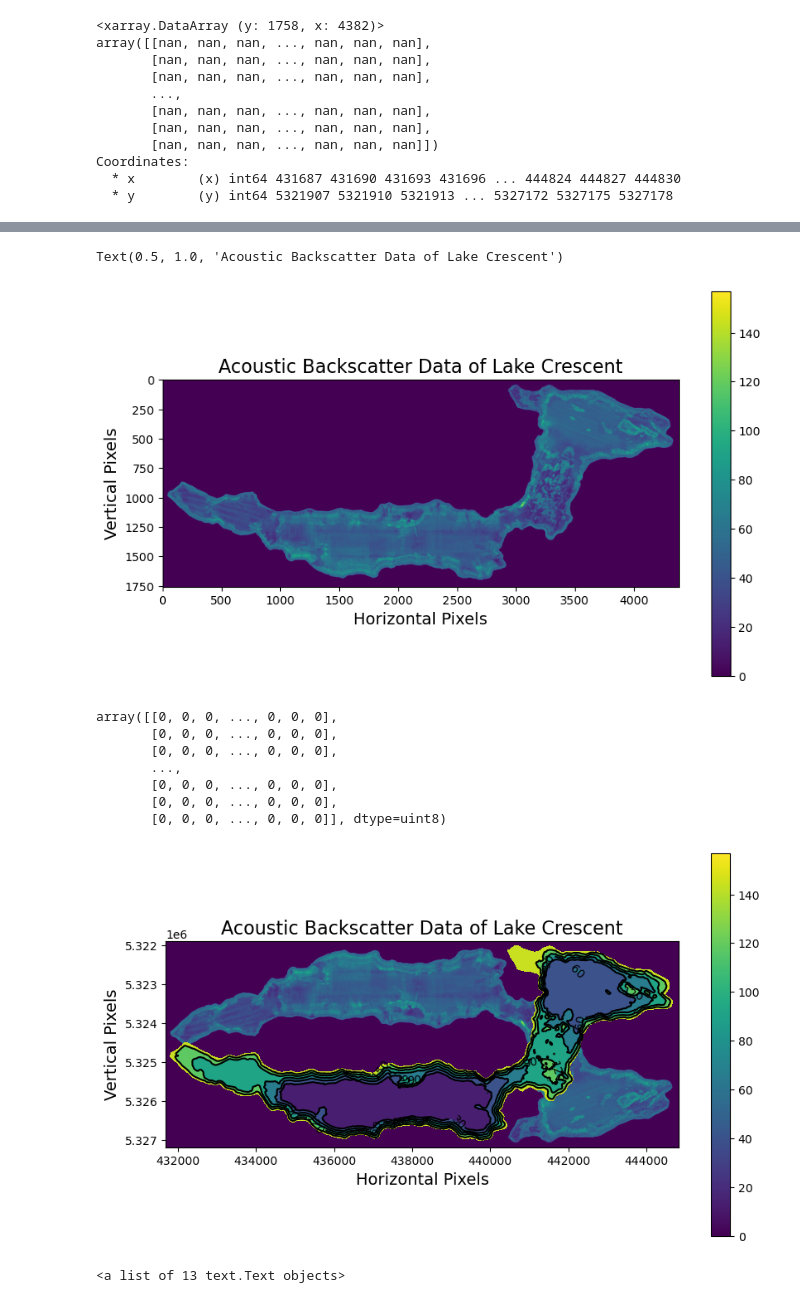
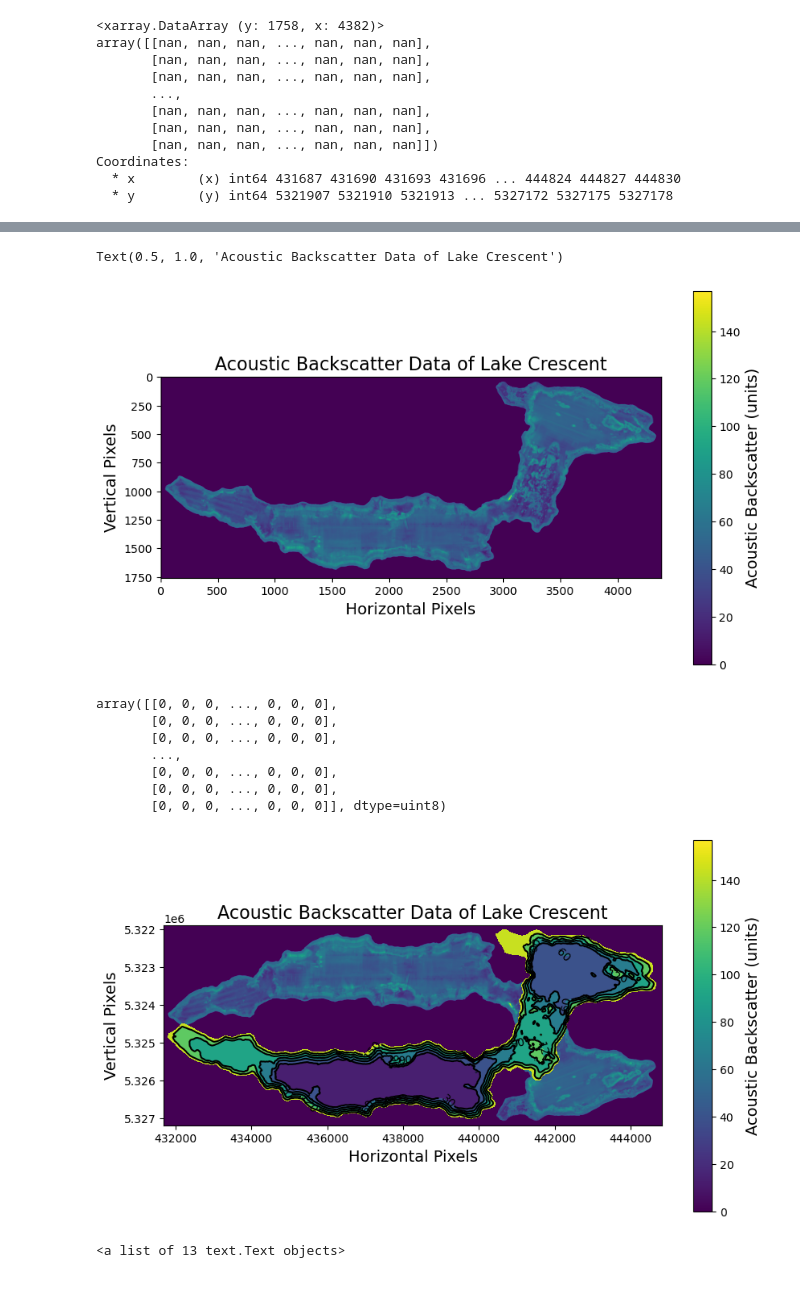
Before and after one commit to mhavely/Havely.M_FinalProject, a Jupyter notebook: project_code.ipynb, the cells around one changed output, grey strips where cells are left out. Cells and saved outputs as stored; diff of their text form; code cells hidden in the pictures.

```diff
--- a/project_code.ipynb
+++ b/project_code.ipynb
@@ -52,6 +48,4 @@ filepath_asc = 'bathy_asc_lake_crescent.asc'
 
 ## Converted to a Numpy Array
 dn_asc = np.genfromtxt(filepath_asc, skip_header = 6, dtype = float, delimiter = ' ')
-dn_asc = np.where(dn_asc != -9999)
-print(len(dn_asc))
-print(dn_asc)
+# dn_asc = np.where(dn_asc != -9999) # may have to comment this out to get data to work in xr file
@@ -151,13 +159,14 @@ fig,ax = plt.subplots(figsize = (10,6))
 ax = plt.gca()
 
 plt.imshow(img.read(1), cmap = 'viridis')
-plt.colorbar()
+colorbar = plt.colorbar()
+colorbar.set_label('Acoustic Backscatter (units)', fontsize = 14)
 plt.xlabel('Horizontal Pixels', fontsize = 14)
 plt.ylabel('Vertical Pixels', fontsize = 14)
 plt.title('Acoustic Backscatter Data of Lake Crescent', fontsize = 16)
 # %% [output]
 Text(0.5, 1.0, 'Acoustic Backscatter Data of Lake Crescent')
-[figure, old version]
+[figure, new version]
 # %%
 img.read(1)
 # %% [output]
@@ -171,23 +180,24 @@ array([[0, 0, 0, ..., 0, 0, 0],
 # %%
 # Combining Graphs
 fig, ax = plt.subplots(figsize = (10,6))
 ax = plt.gca()
 
 extent = x.min(), x.max(), y.min(), y.max()
 plt.imshow(img.read(1), cmap = 'viridis', extent = extent)
-plt.colorbar()
+colorbar = plt.colorbar()
+colorbar.set_label('Acoustic Backscatter (units)', fontsize = 14)
 plt.xlabel('Horizontal Pixels', fontsize = 14)
 plt.ylabel('Vertical Pixels', fontsize = 14)
 plt.title('Acoustic Backscatter Data of Lake Crescent', fontsize = 16)
 cntr = ax.contourf(x, y, data_xr, cmap = 'viridis', levels = 5, linewith = 1)
 cntr_lines = ax.contour(x, y, data_xr, colors = 'black', levels = 5, linewith = 1)
 ax.invert_yaxis()
 plt.clabel(cntr_lines)
 
 # Using https://futurestud.io/tutorials/matplotlib-save-plots-as-file
 plt.savefig('failed_graph_2.png')
 # %% [output]
-[figure, old version]
+[figure, new version]
 # %%
 # Combining Graphs
 ## Using https://stackoverflow.com/questions/72908430/how-to-invert-y-axis-in-subplot-python
```
Also changed, not shown: parts of 12 cells of this notebook, 2 other files.
